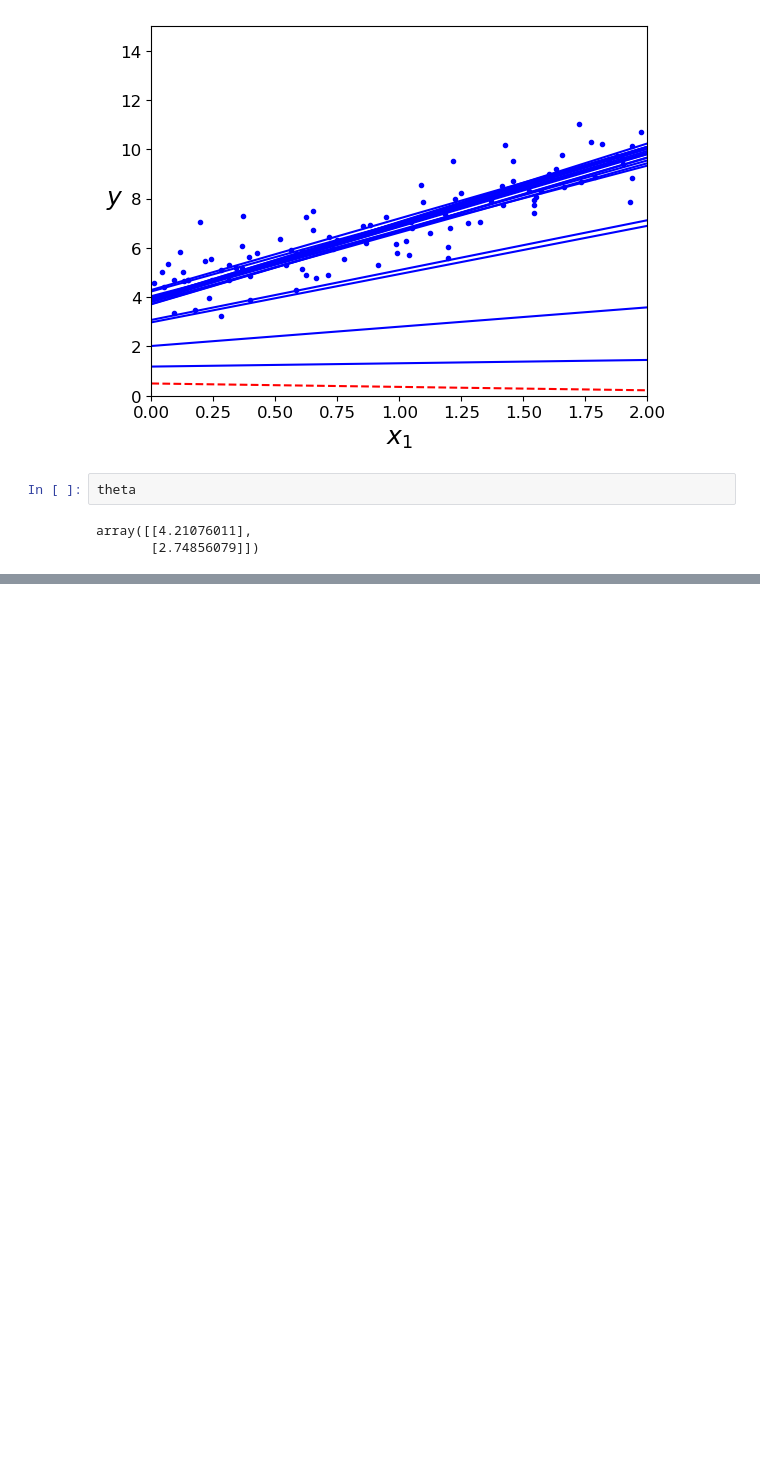
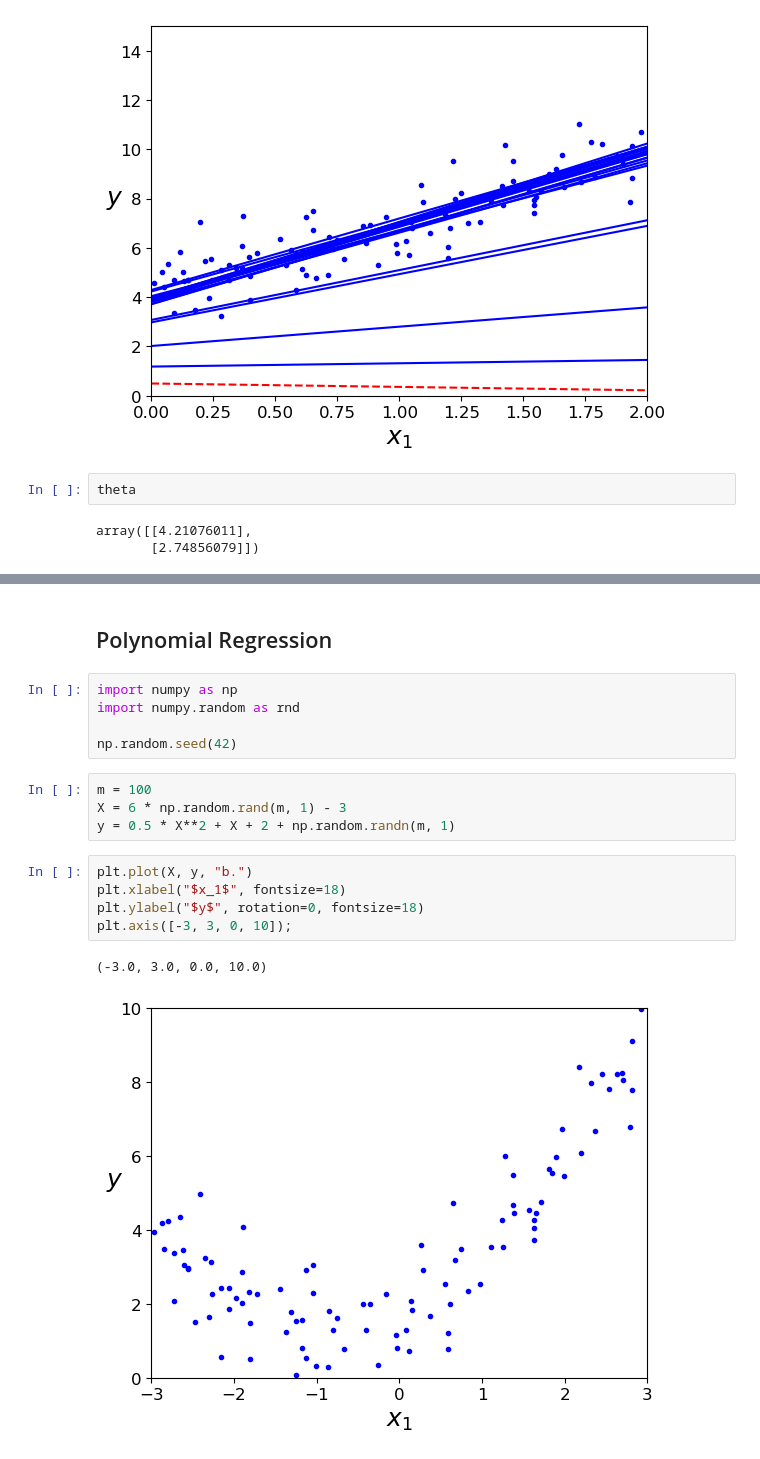
Before and after one commit to lawalsegun2025/hands_on_ml2, a Jupyter notebook: notebooks/04_training_linear_models.ipynb, the cells around one changed output, grey strips where cells are left out. Saved outputs shown, nothing was run; the diff lists cells and outputs as text; blank space fills up the shorter version.

Commit message:
polynomial features

```diff
--- a/notebooks/04_training_linear_models.ipynb
+++ b/notebooks/04_training_linear_models.ipynb
@@ -234,0 +233,19 @@ plt.axis([2.5, 4.5, 2.3, 3.9]);
+# %% [markdown]
+## Polynomial Regression
+# %%
+import numpy as np
+import numpy.random as rnd
+
+np.random.seed(42)
+# %%
+m = 100
+X = 6 * np.random.rand(m, 1) - 3
+y = 0.5 * X**2 + X + 2 + np.random.randn(m, 1)
+# %%
+plt.plot(X, y, "b.")
+plt.xlabel("$x_1$", fontsize=18)
+plt.ylabel("$y$", rotation=0, fontsize=18)
+plt.axis([-3, 3, 0, 10]);
+# %% [output]
+(-3.0, 3.0, 0.0, 10.0)
+[figure, added]
```
Also changed, not shown: parts of 19 cells of this notebook.
